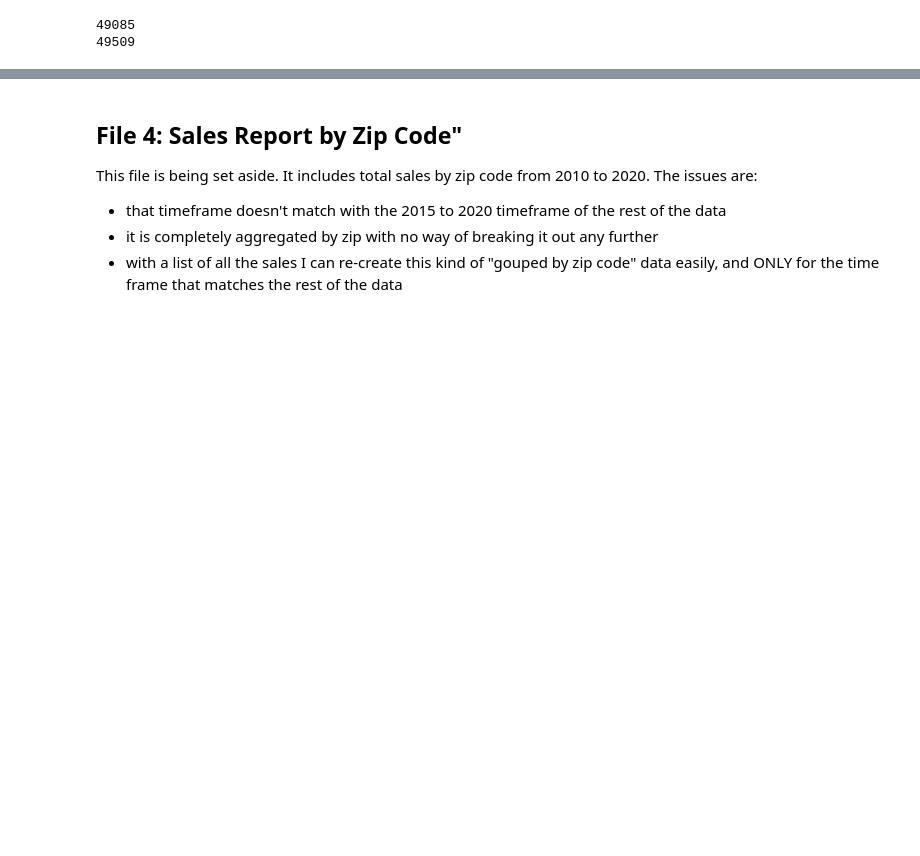
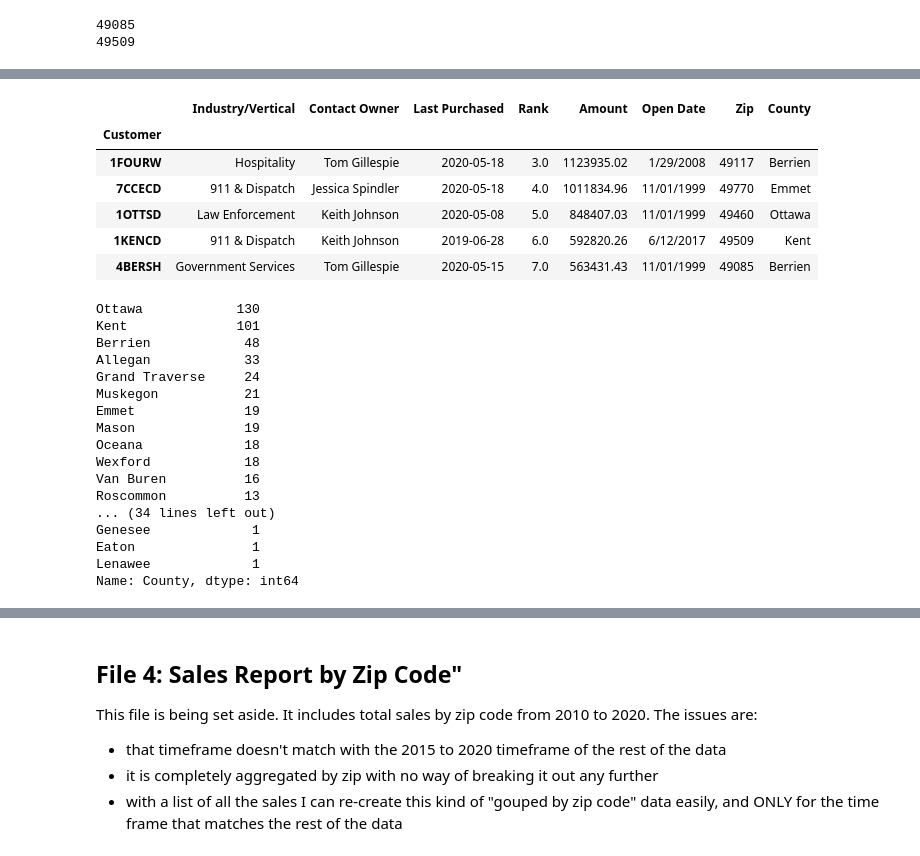
Before and after one commit to markdurrenberger/Retail_Forecasting, a Jupyter notebook: 2_3DataWrangling_EDA.ipynb, the cells around one changed output, grey strips where cells are left out. Cells and saved outputs as stored; diff of their text form; code cells hidden in the pictures; blank space fills up the shorter version.

```diff
--- a/2_3DataWrangling_EDA.ipynb
+++ b/2_3DataWrangling_EDA.ipynb
@@ -640,0 +651,3 @@ So actually there are only 648 customers with fully fleshed out information here
+# %%
+counties = counties[counties['state']=='MI']
+counties.head()
@@ -640,0 +661,40 @@ So actually there are only 648 customers with fully fleshed out information here
+# %%
+county_filter = pd.Series(counties['county'].values, index=counties['zip'], name='county')
+# %%
+def county_lookup(zip):
+    '''Take a zip code and returns the correspding MI county'''
+    try:
+        zip=int(zip)
+        return county_filter.loc[zip][:-7]
+    except:
+        return np.nan
+# %%
+combined['County']=combined['Zip'].apply(county_lookup)
+# %%
+display(combined.head())
+display(combined.County.value_counts())
+# %% [output]
+|  | Industry/Vertical | Contact Owner | Last Purchased | Rank | Amount | Open Date | Zip | County |
+| Customer |  |  |  |  |  |  |  |  |
+| 1FOURW | Hospitality | Tom Gillespie | 2020-05-18 | 3.0 | 1123935.02 | 1/29/2008 | 49117 | Berrien |
+| 7CCECD | 911 & Dispatch | Jessica Spindler | 2020-05-18 | 4.0 | 1011834.96 | 11/01/1999 | 49770 | Emmet |
+| 1OTTSD | Law Enforcement | Keith Johnson | 2020-05-08 | 5.0 | 848407.03 | 11/01/1999 | 49460 | Ottawa |
+| 1KENCD | 911 & Dispatch | Keith Johnson | 2019-06-28 | 6.0 | 592820.26 | 6/12/2017 | 49509 | Kent |
+| 4BERSH | Government Services | Tom Gillespie | 2020-05-15 | 7.0 | 563431.43 | 11/01/1999 | 49085 | Berrien |
+Ottawa            130
+Kent              101
+Berrien            48
+Allegan            33
+Grand Traverse     24
+Muskegon           21
+Emmet              19
+Mason              19
+Oceana             18
+Wexford            18
+Van Buren          16
+Roscommon          13
+... (34 lines left out)
+Genesee             1
+Eaton               1
+Lenawee             1
+Name: County, dtype: int64
```
Also changed, not shown: parts of 32 cells of this notebook, 2 other files.
